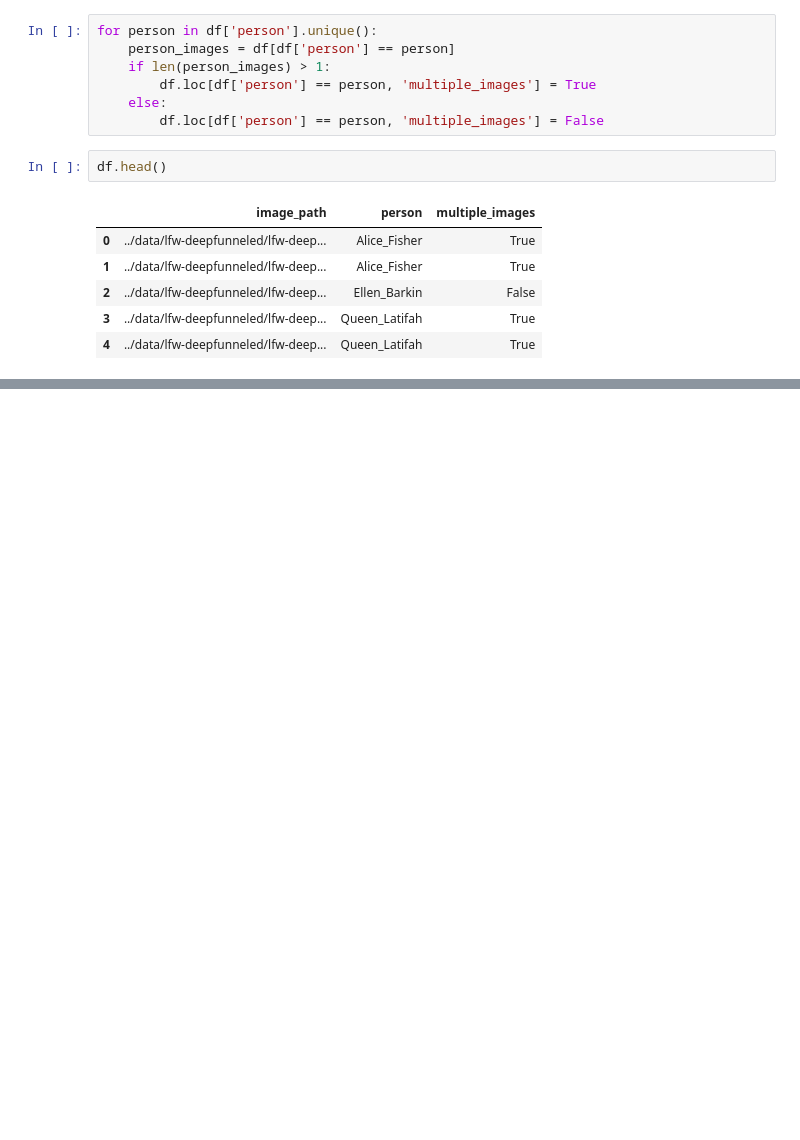
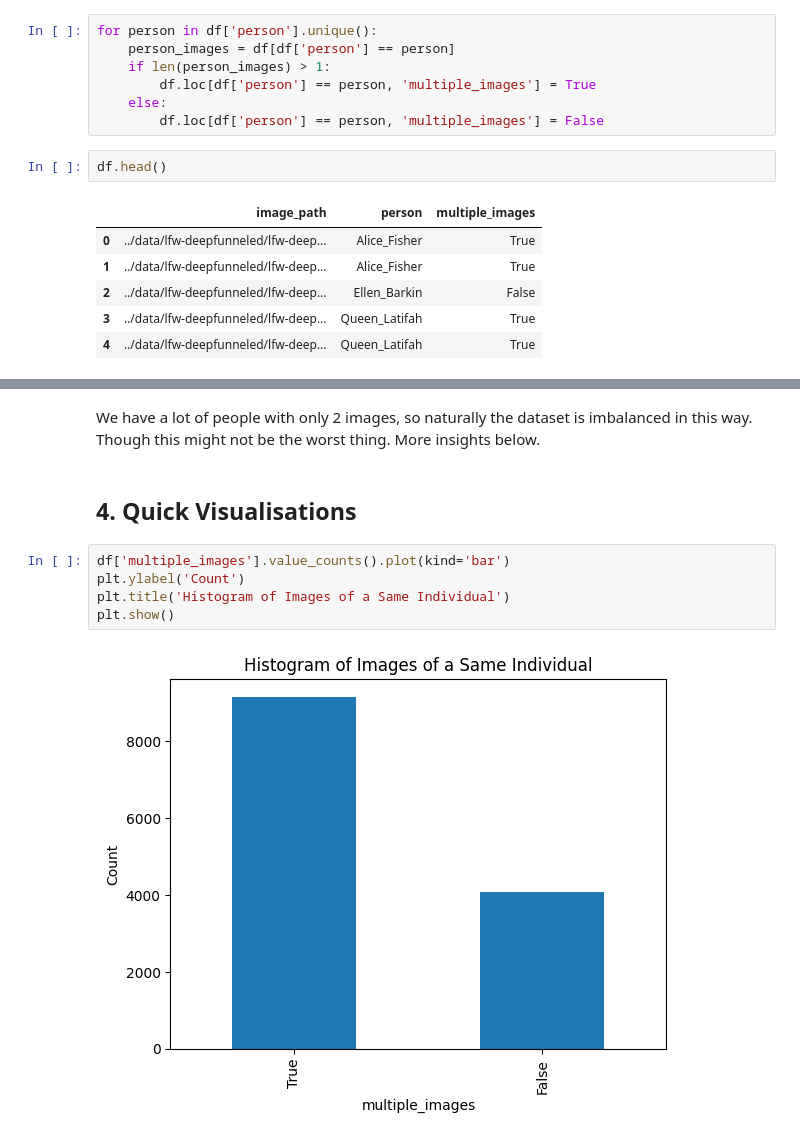
Before and after one commit to dannylyl/siamese-nn-facial-recognition, a Jupyter notebook: notebooks/6_LFW_EDA.ipynb, the cells around one changed output, grey strips where cells are left out. Cells and saved outputs as stored; diff of their text form; blank space fills up the shorter version.

Commit message:
feat: completed eda on lfw dataset

```diff
--- a/notebooks/6_LFW_EDA.ipynb
+++ b/notebooks/6_LFW_EDA.ipynb
@@ -74,0 +106,11 @@ Number of people with multiple images: 1680
+# %% [markdown]
+We have a lot of people with only 2 images, so naturally the dataset is imbalanced in this way. Though this might not be the worst thing. More insights below.
+# %% [markdown]
+## 4. Quick Visualisations
+# %%
+df['multiple_images'].value_counts().plot(kind='bar')
+plt.ylabel('Count')
+plt.title('Histogram of Images of a Same Individual')
+plt.show()
+# %% [output]
+[figure, added]
```
Also changed, not shown: parts of 7 cells of this notebook.
